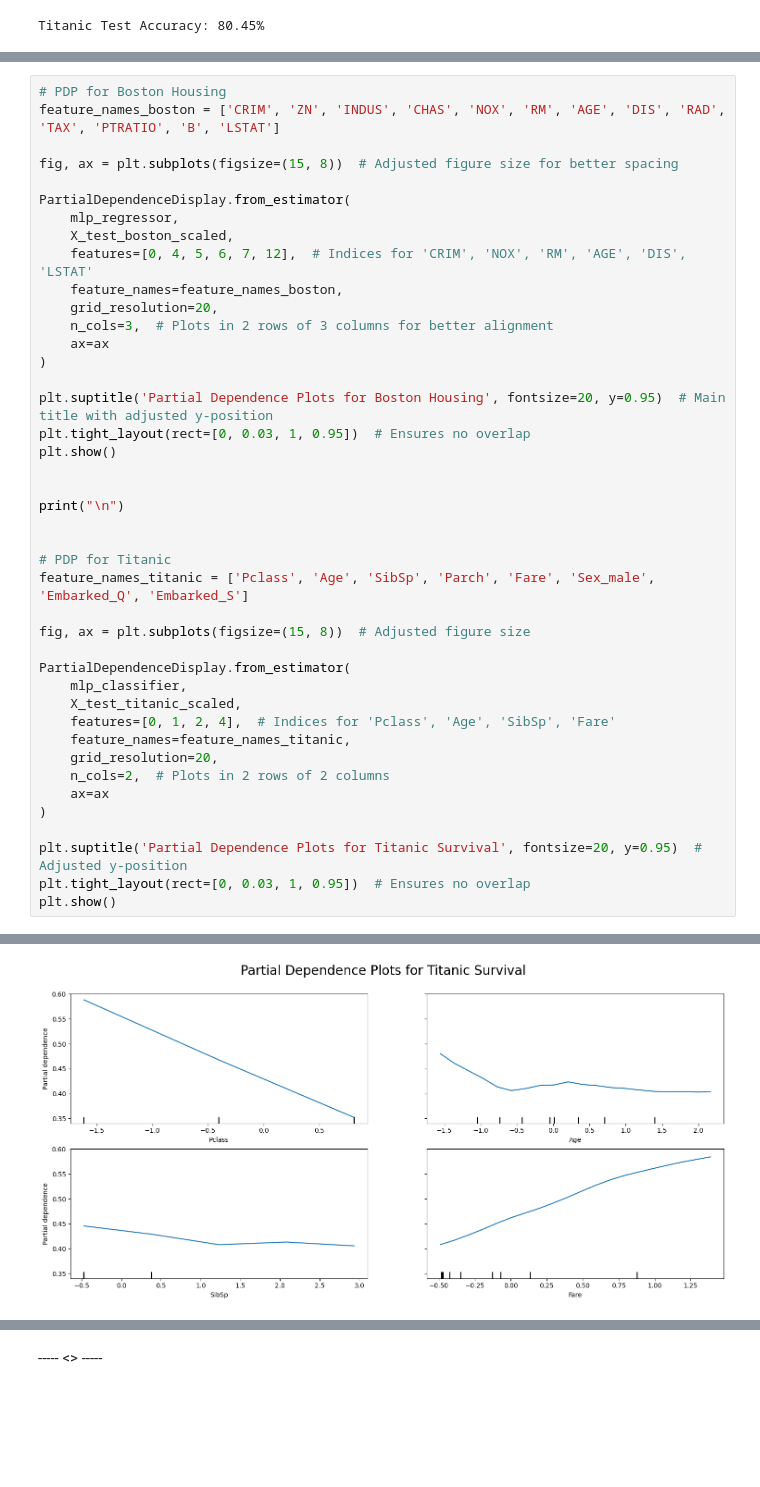
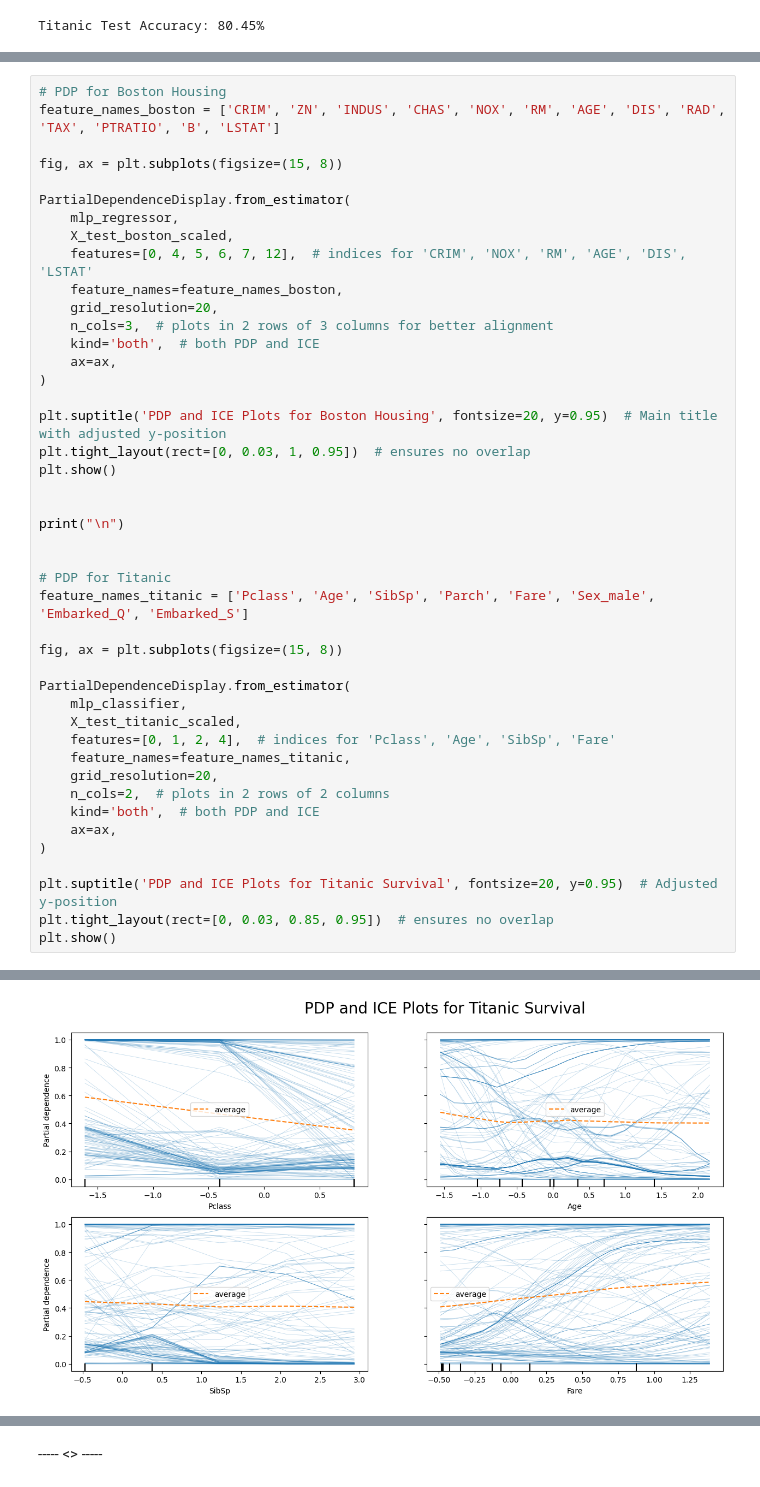
Before and after one commit to DavidF-22/ARI3205-InterpretableAI_Project, a Jupyter notebook: src/Part1_Feature-Level-Interpretability/Part1_Feature-Level-Interpretability.ipynb, the cells around one changed output, grey strips where cells are left out. Drawn from its saved outputs; the diff is of its cells as text; blank space fills up the shorter version.

```diff
--- a/src/Part1_Feature-Level-Interpretability/Part1_Feature-Level-Interpretability.ipynb
+++ b/src/Part1_Feature-Level-Interpretability/Part1_Feature-Level-Interpretability.ipynb
@@ -175,20 +203,21 @@ Titanic Test Accuracy: 80.45%
 # PDP for Boston Housing
 feature_names_boston = ['CRIM', 'ZN', 'INDUS', 'CHAS', 'NOX', 'RM', 'AGE', 'DIS', 'RAD', 'TAX', 'PTRATIO', 'B', 'LSTAT']
 
-fig, ax = plt.subplots(figsize=(15, 8))  # Adjusted figure size for better spacing
+fig, ax = plt.subplots(figsize=(15, 8))
 
 PartialDependenceDisplay.from_estimator(
     mlp_regressor,
     X_test_boston_scaled,
-    features=[0, 4, 5, 6, 7, 12],  # Indices for 'CRIM', 'NOX', 'RM', 'AGE', 'DIS', 'LSTAT'
+    features=[0, 4, 5, 6, 7, 12],  # indices for 'CRIM', 'NOX', 'RM', 'AGE', 'DIS', 'LSTAT'
     feature_names=feature_names_boston,
     grid_resolution=20,
-    n_cols=3,  # Plots in 2 rows of 3 columns for better alignment
-    ax=ax
+    n_cols=3,  # plots in 2 rows of 3 columns for better alignment
+    kind='both',  # both PDP and ICE
+    ax=ax,
 )
 
-plt.suptitle('Partial Dependence Plots for Boston Housing', fontsize=20, y=0.95)  # Main title with adjusted y-position
-plt.tight_layout(rect=[0, 0.03, 1, 0.95])  # Ensures no overlap
+plt.suptitle('PDP and ICE Plots for Boston Housing', fontsize=20, y=0.95)  # Main title with adjusted y-position
+plt.tight_layout(rect=[0, 0.03, 1, 0.95])  # ensures no overlap
 plt.show()
 
 
@@ -198,19 +227,20 @@ print("\n")
 # PDP for Titanic
 feature_names_titanic = ['Pclass', 'Age', 'SibSp', 'Parch', 'Fare', 'Sex_male', 'Embarked_Q', 'Embarked_S']
 
-fig, ax = plt.subplots(figsize=(15, 8))  # Adjusted figure size
+fig, ax = plt.subplots(figsize=(15, 8))
 
 PartialDependenceDisplay.from_estimator(
     mlp_classifier,
     X_test_titanic_scaled,
-    features=[0, 1, 2, 4],  # Indices for 'Pclass', 'Age', 'SibSp', 'Fare'
+    features=[0, 1, 2, 4],  # indices for 'Pclass', 'Age', 'SibSp', 'Fare'
     feature_names=feature_names_titanic,
     grid_resolution=20,
-    n_cols=2,  # Plots in 2 rows of 2 columns
-    ax=ax
+    n_cols=2,  # plots in 2 rows of 2 columns
+    kind='both',  # both PDP and ICE
+    ax=ax,
 )
 
-plt.suptitle('Partial Dependence Plots for Titanic Survival', fontsize=20, y=0.95)  # Adjusted y-position
-plt.tight_layout(rect=[0, 0.03, 1, 0.95])  # Ensures no overlap
+plt.suptitle('PDP and ICE Plots for Titanic Survival', fontsize=20, y=0.95)  # Adjusted y-position
+plt.tight_layout(rect=[0, 0.03, 0.85, 0.95])  # ensures no overlap
 plt.show()
 # %% [output]
@@ -218 +248 @@ plt.show()
-[figure, old version]
+[figure, new version]
```
Also changed, not shown: parts of 24 cells of this notebook.
